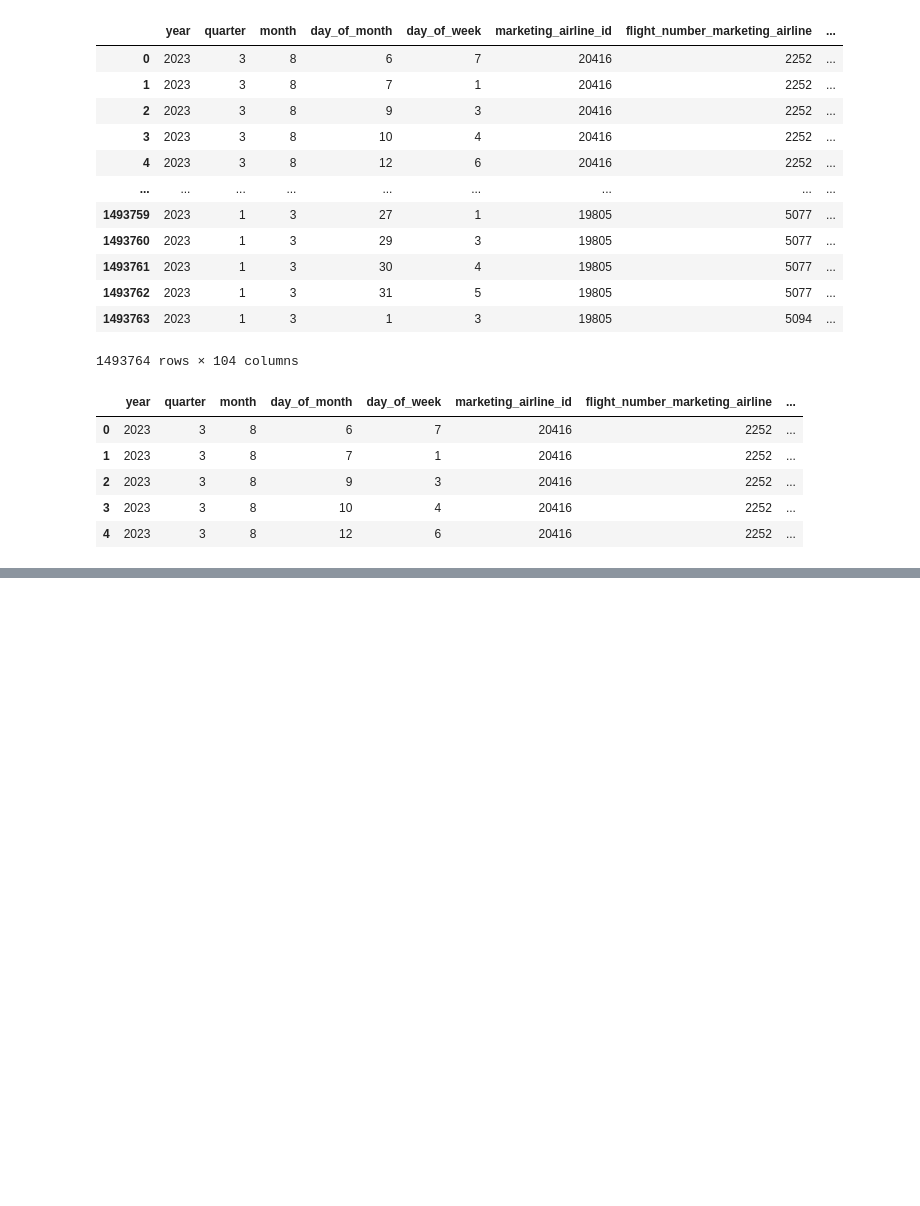
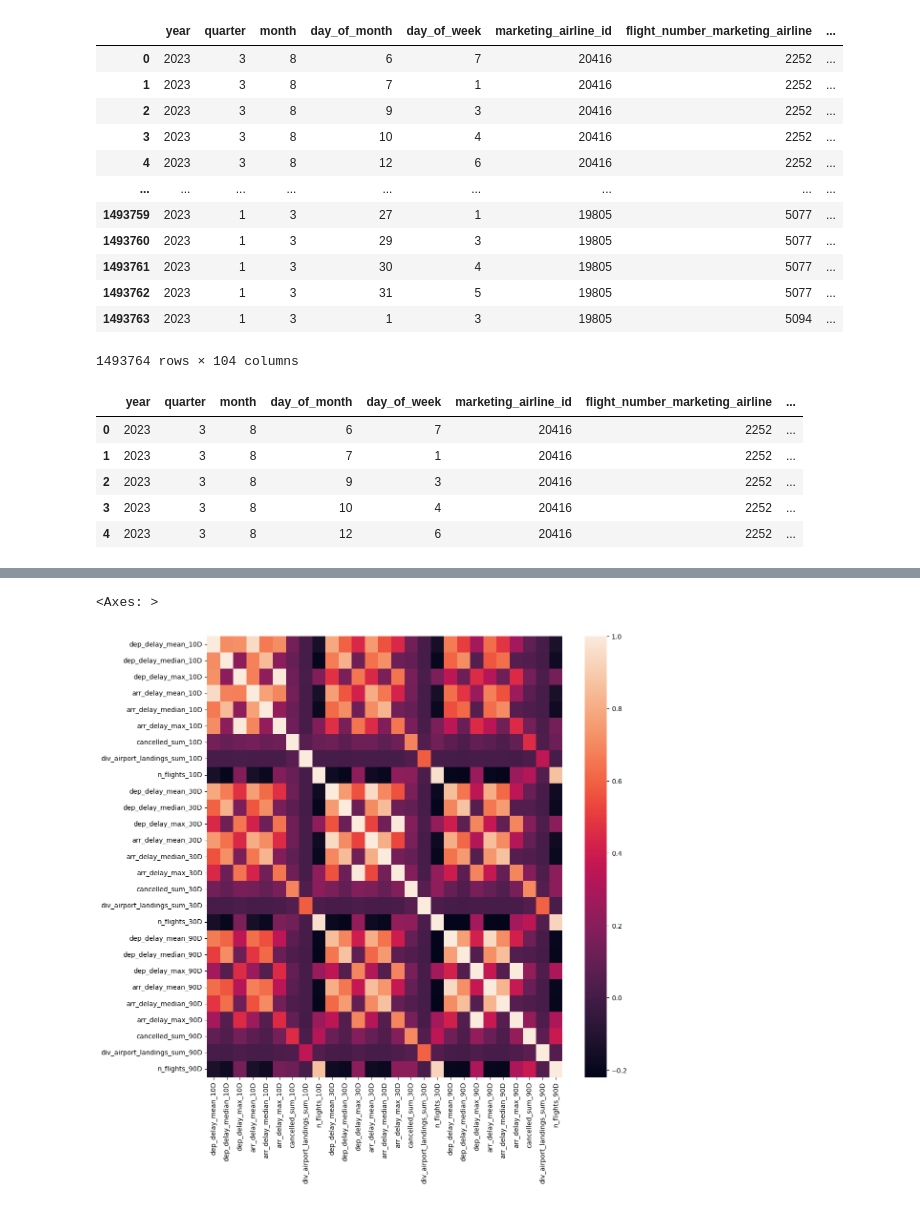
Before and after one commit to dezertdweller/flight-cancellations, a Jupyter notebook: notebooks/exploratory-data-analysis-top-20.ipynb, the cells around one changed output, grey strips where cells are left out. Cells and saved outputs as stored; diff of their text form; code cells hidden in the pictures; blank space fills up the shorter version.

Commit message:
Computed correlation matrix for historical performance measures.

```diff
--- a/notebooks/exploratory-data-analysis-top-20.ipynb
+++ b/notebooks/exploratory-data-analysis-top-20.ipynb
@@ -271,0 +294,38 @@ combined_df.to_csv(DATA_PATH + '/preprocessed/airline_performance.csv', index=Fa
+# %%
+historical_performance_cols = [
+    'dep_delay_mean_10D',
+    'dep_delay_median_10D',
+    'dep_delay_max_10D',
+    'arr_delay_mean_10D',
+    'arr_delay_median_10D',
+    'arr_delay_max_10D',
+    'cancelled_sum_10D',
+    'div_airport_landings_sum_10D',
+    'n_flights_10D',
+    'dep_delay_mean_30D',
+    'dep_delay_median_30D',
+    'dep_delay_max_30D',
+    'arr_delay_mean_30D',
+    'arr_delay_median_30D',
+    'arr_delay_max_30D',
+    'cancelled_sum_30D',
+    'div_airport_landings_sum_30D',
+    'n_flights_30D',
+    'dep_delay_mean_90D',
+    'dep_delay_median_90D',
+    'dep_delay_max_90D',
+    'arr_delay_mean_90D',
+    'arr_delay_median_90D',
+    'arr_delay_max_90D',
+    'cancelled_sum_90D',
+    'div_airport_landings_sum_90D',
+    'n_flights_90D',
+    ]
+
+historical_corr = combined_df[historical_performance_cols].corr()
+# %%
+fig, ax = plt.subplots(figsize=(12,12))
+sns.heatmap(historical_corr)
+# %% [output]
+<Axes: >
+[figure, added]
```
Also changed, not shown: parts of 10 cells of this notebook, 1 other file.
